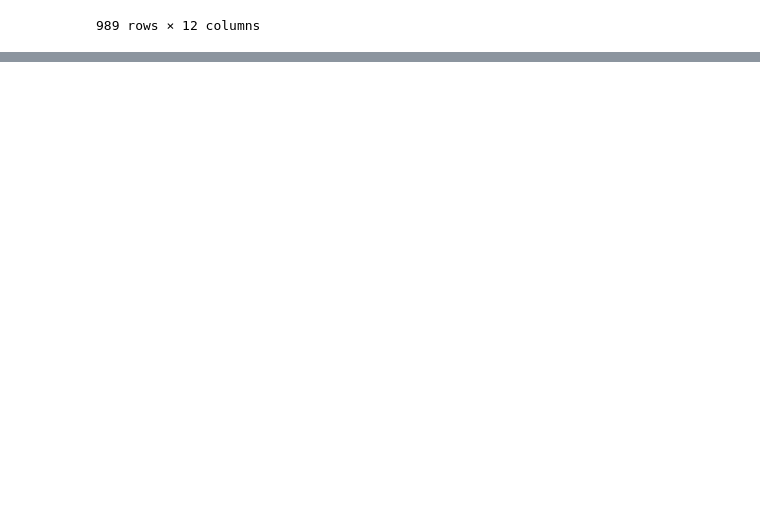
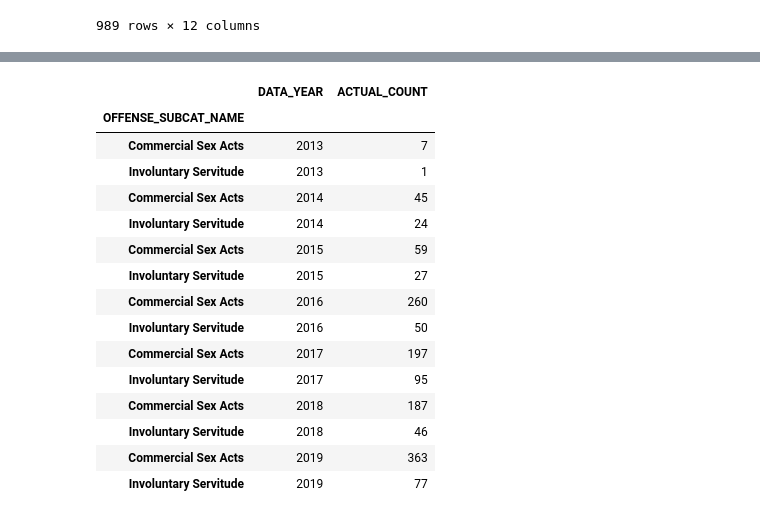
Before and after one commit to bakeralexan/human_trafficking_interactive_charts, a Jupyter notebook: ori_to_fips.ipynb, the cells around one changed output, grey strips where cells are left out. Saved outputs shown, nothing was run; the diff lists cells and outputs as text; code cells hidden in the pictures; blank space fills up the shorter version.

```diff
--- a/ori_to_fips.ipynb
+++ b/ori_to_fips.ipynb
@@ -157,0 +263,3 @@ merge_short_df = merge_df[['DATA_YEAR', 'OFFENSE_SUBCAT_ID', 'OFFENSE_SUBCAT_NAM
+# %%
+append_2_df = append_1_df.append(sum_2015_df)
+append_2_df
@@ -157,0 +275,3 @@ merge_short_df = merge_df[['DATA_YEAR', 'OFFENSE_SUBCAT_ID', 'OFFENSE_SUBCAT_NAM
+# %%
+append_3_df = append_2_df.append(sum_2016_df)
+append_3_df
@@ -157,0 +289,3 @@ merge_short_df = merge_df[['DATA_YEAR', 'OFFENSE_SUBCAT_ID', 'OFFENSE_SUBCAT_NAM
+# %%
+append_4_df = append_3_df.append(sum_2017_df)
+append_4_df
@@ -157,0 +305,3 @@ merge_short_df = merge_df[['DATA_YEAR', 'OFFENSE_SUBCAT_ID', 'OFFENSE_SUBCAT_NAM
+# %%
+append_5_df = append_4_df.append(sum_2018_df)
+append_5_df
@@ -157,0 +323,20 @@ merge_short_df = merge_df[['DATA_YEAR', 'OFFENSE_SUBCAT_ID', 'OFFENSE_SUBCAT_NAM
+# %%
+append_6_df = append_5_df.append(sum_2019_df)
+append_6_df
+# %% [output]
+|  | DATA_YEAR | ACTUAL_COUNT |
+| OFFENSE_SUBCAT_NAME |  |  |
+| Commercial Sex Acts | 2013 | 7 |
+| Involuntary Servitude | 2013 | 1 |
+| Commercial Sex Acts | 2014 | 45 |
+| Involuntary Servitude | 2014 | 24 |
+| Commercial Sex Acts | 2015 | 59 |
+| Involuntary Servitude | 2015 | 27 |
+| Commercial Sex Acts | 2016 | 260 |
+| Involuntary Servitude | 2016 | 50 |
+| Commercial Sex Acts | 2017 | 197 |
+| Involuntary Servitude | 2017 | 95 |
+| Commercial Sex Acts | 2018 | 187 |
+| Involuntary Servitude | 2018 | 46 |
+| Commercial Sex Acts | 2019 | 363 |
+| Involuntary Servitude | 2019 | 77 |
```
Also changed, not shown: parts of 17 cells of this notebook, 1 other file.
